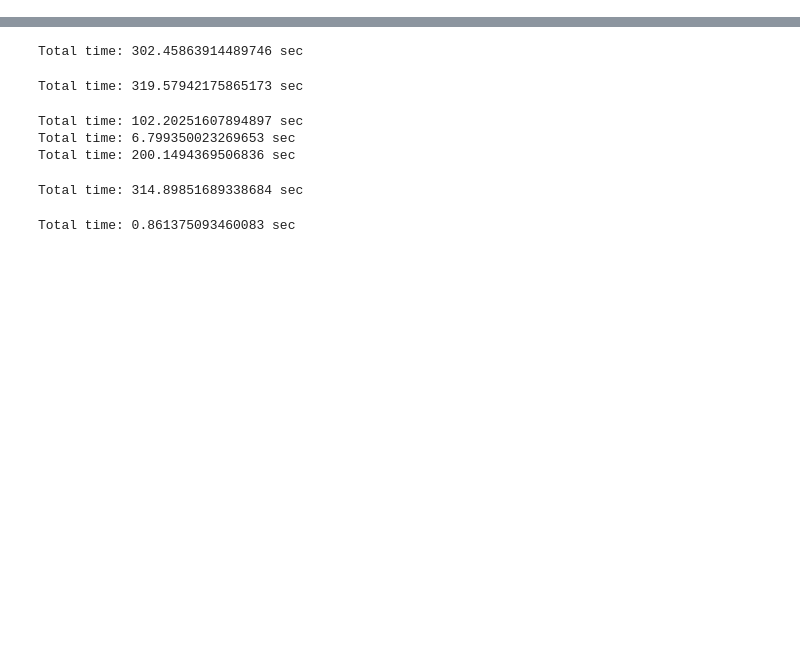
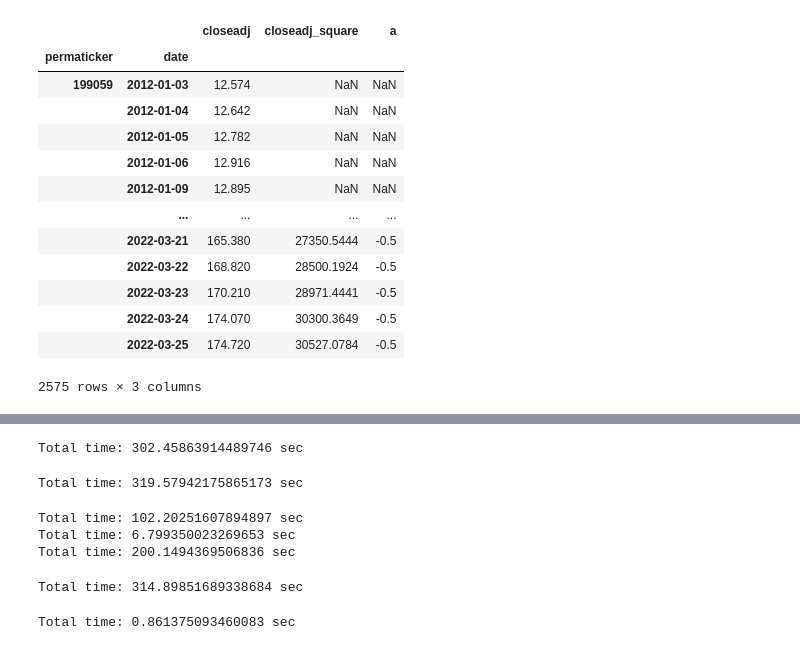
Before and after one commit to chayaponlee/QuantSystemMVP, a Jupyter notebook: notebooks/test_alpha_engineer.ipynb, the cells around one changed output, grey strips where cells are left out. Cells and saved outputs as stored; diff of their text form; code cells hidden in the pictures; blank space fills up the shorter version.

```diff
--- a/notebooks/test_alpha_engineer.ipynb
+++ b/notebooks/test_alpha_engineer.ipynb
@@ -25,0 +69,37 @@ A = stacked_hist[stacked_hist.index.isin(['A'], level='ticker')]
+# %%
+PRIMARY_KEY = 'permaticker'
+n_std = 20
+n_ts_arg_max = 5
+df = small_hist.copy()[['closeadj']]
+close = df['closeadj'].unstack(PRIMARY_KEY)
+oe = OpEngineerV(df)
+returns = oe.ts_ret('closeadj', wide=True)
+
+std = oe.ts_std('closeadj', n_std, wide=True)
+close[returns < 0] = oe.ts_std('closeadj', n_std, wide=True)
+close[std.isnull()] = np.nan
+close[returns.isnull()] = np.nan
+df['closeadj_square'] = np.power(close, 2).stack().swaplevel()
+oe.set_df(df)
+oe.ts_argmax('closeadj_square', n_ts_arg_max, inplace=True)
+alpha_values = oe.cs_pctrank(f'ts_argmax{n_ts_arg_max}_closeadj_square', wide=True).mul(
+-.5).stack().swaplevel()
+# %%
+df['a'] = alpha_values
+# %%
+df
+# %% [output]
+|  |  | closeadj | closeadj_square | a |
+| permaticker | date |  |  |  |
+| 199059 | 2012-01-03 | 12.574 | NaN | NaN |
+|  | 2012-01-04 | 12.642 | NaN | NaN |
+|  | 2012-01-05 | 12.782 | NaN | NaN |
+|  | 2012-01-06 | 12.916 | NaN | NaN |
+|  | 2012-01-09 | 12.895 | NaN | NaN |
+|  | ... | ... | ... | ... |
+|  | 2022-03-21 | 165.380 | 27350.5444 | -0.5 |
+|  | 2022-03-22 | 168.820 | 28500.1924 | -0.5 |
+|  | 2022-03-23 | 170.210 | 28971.4441 | -0.5 |
+|  | 2022-03-24 | 174.070 | 30300.3649 | -0.5 |
+|  | 2022-03-25 | 174.720 | 30527.0784 | -0.5 |
+2575 rows × 3 columns
```
Also changed, not shown: parts of 21 cells of this notebook, 1 other file.
